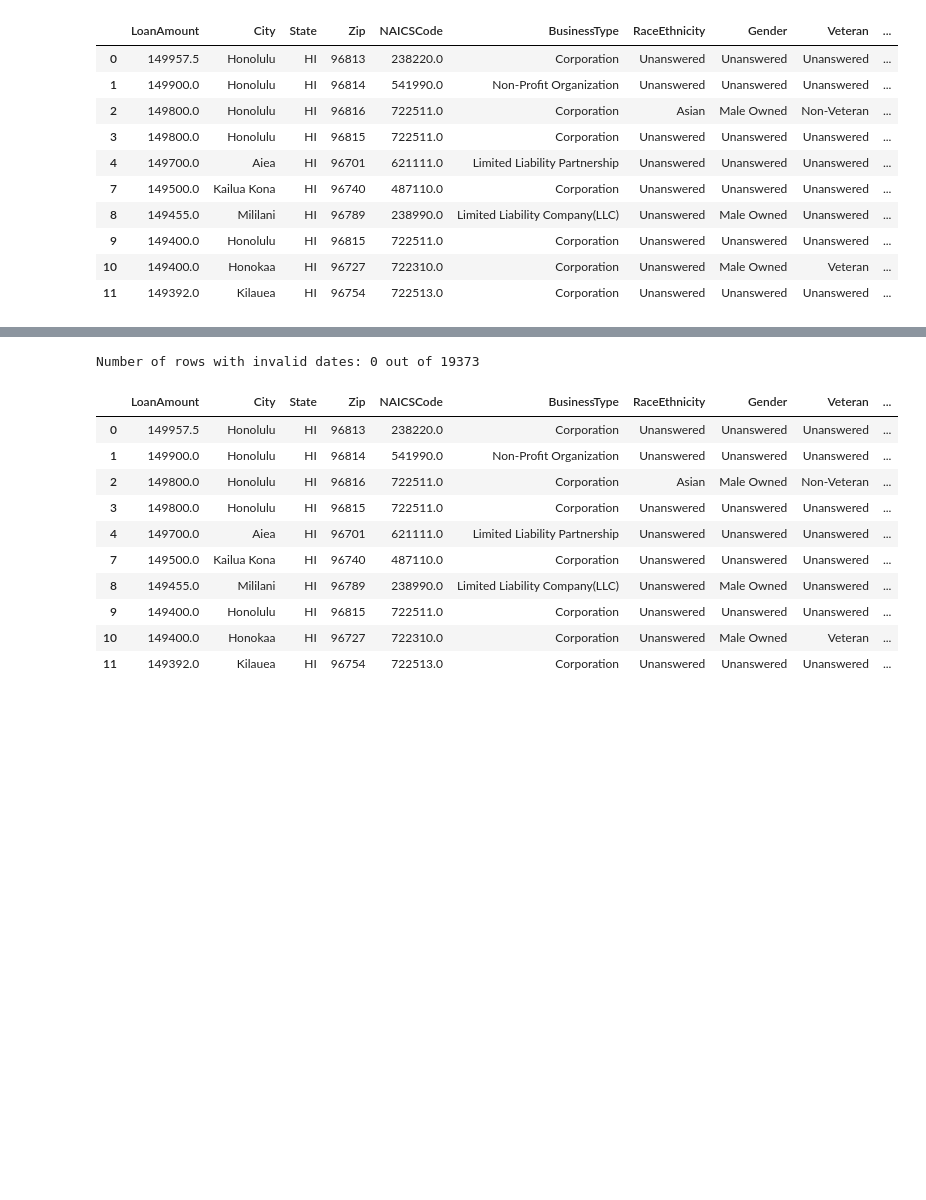
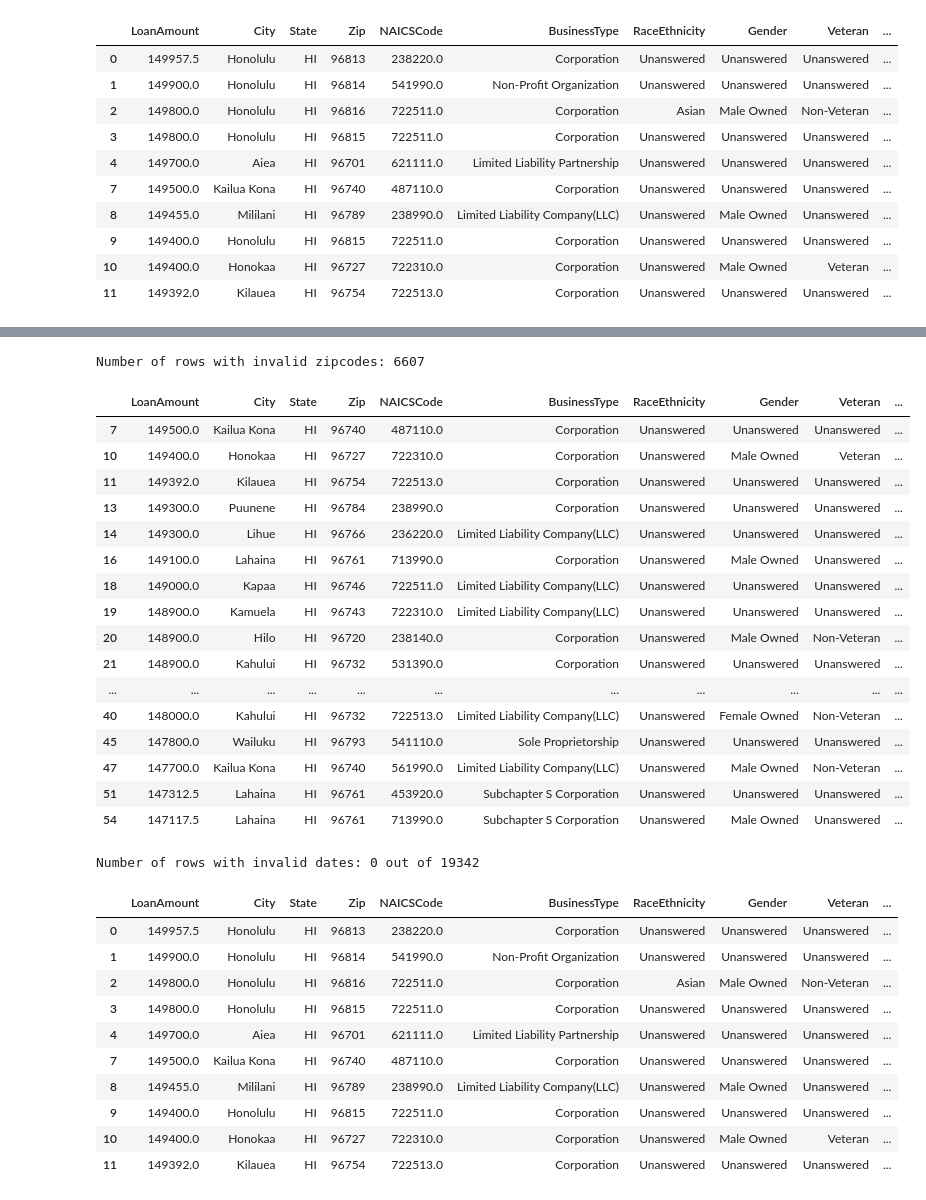
Before and after one commit to trebula/cs-513-final-project, a Jupyter notebook: PythonCleaningScript.ipynb, the cells around one changed output, grey strips where cells are left out. Saved outputs shown, nothing was run; the diff lists cells and outputs as text; code cells hidden in the pictures; blank space fills up the shorter version.

Commit message:
Add semantic checks for city/zipcode

```diff
--- a/PythonCleaningScript.ipynb
+++ b/PythonCleaningScript.ipynb
@@ -67,3 +67,21 @@ df.head(10)
 | 9 | 149400.0 | Honolulu | HI | 96815 | 722511.0 | Corporation | Unanswered | Unanswered | Unanswered | ... |
 | 10 | 149400.0 | Honokaa | HI | 96727 | 722310.0 | Corporation | Unanswered | Male Owned | Veteran | ... |
 | 11 | 149392.0 | Kilauea | HI | 96754 | 722513.0 | Corporation | Unanswered | Unanswered | Unanswered | ... |
+# %%
+# @BEGIN remove_invalid_cities
+# @IN df  @AS removed_nan_data
+# @OUT df  @AS removed_invalid_cities_data
+# read in cities.csv
+cities = pd.read_csv("data/cities.csv")
+
+# create set of valid cities
+valid_cities = cities["name"].to_list()
+# %%
+# remove all rows with invalid cities
+df_with_invalid_cities = df.copy(deep=True)
+df = df[df["City"].isin(valid_cities)]
+
+# print differences
+print(
+    f"Number of rows with invalid cities: {len(df_with_invalid_cities) - len(df)}"
+)
@@ -70,3 +111,32 @@ df.head(10)
+# %%
+# create set of valid zipcodes
+# read in Zip_Codes.csv
+zipcodes = pd.read_csv("data/Zip_Codes.csv")
+valid_zipcodes = zipcodes["ZIP"].to_list()
+# %%
+# find rows with invalid zipcodes not in valid_zipcodes
+invalid_zipcodes = df[~df["Zip"].isin(valid_zipcodes)]
+print(f"Number of rows with invalid zipcodes: {len(invalid_zipcodes)}")
+invalid_zipcodes.head(20)
+# %% [output]
+Number of rows with invalid zipcodes: 6607
+|  | LoanAmount | City | State | Zip | NAICSCode | BusinessType | RaceEthnicity | Gender | Veteran | ... |
+| 7 | 149500.0 | Kailua Kona | HI | 96740 | 487110.0 | Corporation | Unanswered | Unanswered | Unanswered | ... |
+| 10 | 149400.0 | Honokaa | HI | 96727 | 722310.0 | Corporation | Unanswered | Male Owned | Veteran | ... |
+| 11 | 149392.0 | Kilauea | HI | 96754 | 722513.0 | Corporation | Unanswered | Unanswered | Unanswered | ... |
+| 13 | 149300.0 | Puunene | HI | 96784 | 238990.0 | Corporation | Unanswered | Unanswered | Unanswered | ... |
+| 14 | 149300.0 | Lihue | HI | 96766 | 236220.0 | Limited Liability Company(LLC) | Unanswered | Unanswered | Unanswered | ... |
+| 16 | 149100.0 | Lahaina | HI | 96761 | 713990.0 | Corporation | Unanswered | Male Owned | Unanswered | ... |
+| 18 | 149000.0 | Kapaa | HI | 96746 | 722511.0 | Limited Liability Company(LLC) | Unanswered | Unanswered | Unanswered | ... |
+| 19 | 148900.0 | Kamuela | HI | 96743 | 722310.0 | Limited Liability Company(LLC) | Unanswered | Unanswered | Unanswered | ... |
+| 20 | 148900.0 | Hilo | HI | 96720 | 238140.0 | Corporation | Unanswered | Male Owned | Non-Veteran | ... |
+| 21 | 148900.0 | Kahului | HI | 96732 | 531390.0 | Corporation | Unanswered | Unanswered | Unanswered | ... |
+| ... | ... | ... | ... | ... | ... | ... | ... | ... | ... | ... |
+| 40 | 148000.0 | Kahului | HI | 96732 | 722513.0 | Limited Liability Company(LLC) | Unanswered | Female Owned | Non-Veteran | ... |
+| 45 | 147800.0 | Wailuku | HI | 96793 | 541110.0 | Sole Proprietorship | Unanswered | Unanswered | Unanswered | ... |
+| 47 | 147700.0 | Kailua Kona | HI | 96740 | 561990.0 | Limited Liability Company(LLC) | Unanswered | Male Owned | Non-Veteran | ... |
+| 51 | 147312.5 | Lahaina | HI | 96761 | 453920.0 | Subchapter S Corporation | Unanswered | Unanswered | Unanswered | ... |
+| 54 | 147117.5 | Lahaina | HI | 96761 | 713990.0 | Subchapter S Corporation | Unanswered | Male Owned | Unanswered | ... |
 # %%
 # convert DateApproved to datetime
 df["DateApproved"] = pd.to_datetime(df["DateApproved"], errors="coerce")
@@ -79,7 +149,7 @@ print(
     + str(len(df))
 )
 # %% [output]
-Number of rows with invalid dates: 0 out of 19373
+Number of rows with invalid dates: 0 out of 19342
 # %%
 # convert remaining fields to category
 df["City"] = df["City"].astype("category")
```
Also changed, not shown: parts of 2 cells of this notebook, 3 other files.
